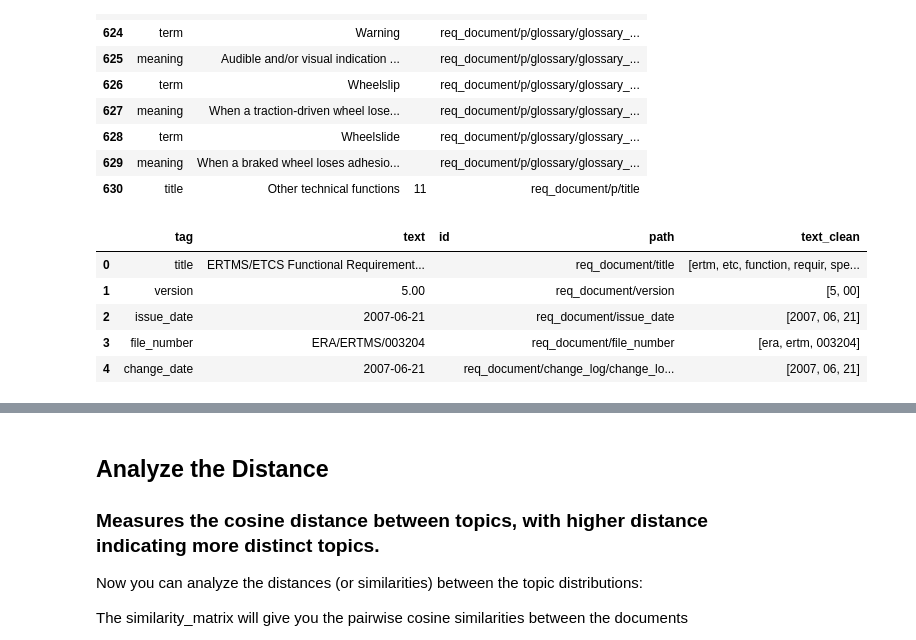
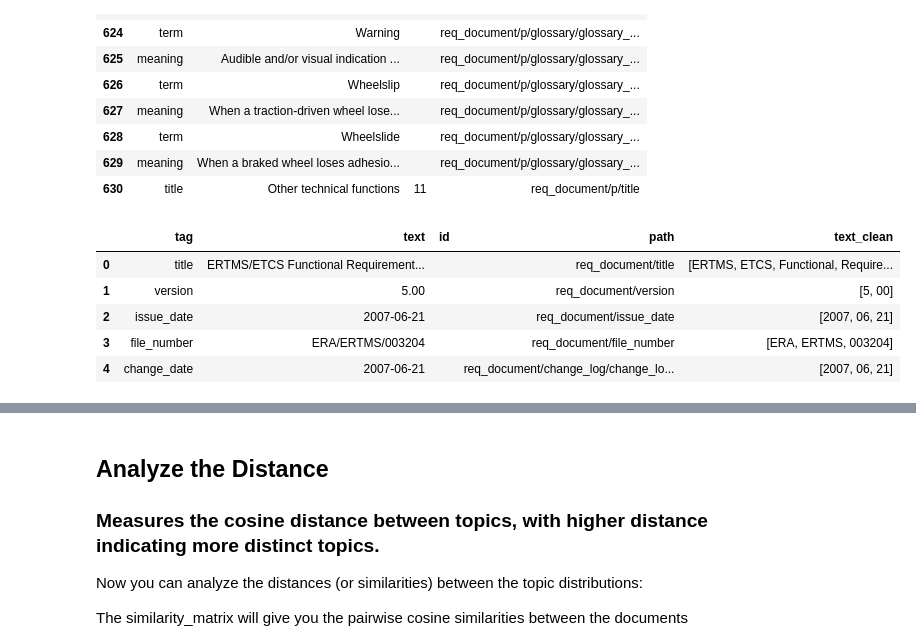
Before and after one commit to lfpneto/NLP2RE_Sandbox, a Jupyter notebook: src/_notebooks/topic_distance.ipynb, the cells around one changed output, grey strips where cells are left out. Cells and saved outputs as stored; diff of their text form; code cells hidden in the pictures.

```diff
--- a/src/_notebooks/topic_distance.ipynb
+++ b/src/_notebooks/topic_distance.ipynb
@@ -45,16 +44,16 @@ df.tail(10)
 # %%
 # Create 'text_clean' attribute in df (list of tokens)
 from utils import clean_data
 
-df['text_clean'] = df['text'].apply(lambda x: clean_data.preprocess_data_str(x))
+df['text_clean'] = df['text'].apply(lambda x: clean_data.data_preparation(x))
 
 df.head()
 # %% [output]
 |  | tag | text | id | path | text_clean |
-| 0 | title | ERTMS/ETCS Functional Requirement... |  | req_document/title | [ertm, etc, function, requir, spe... |
+| 0 | title | ERTMS/ETCS Functional Requirement... |  | req_document/title | [ERTMS, ETCS, Functional, Require... |
 | 1 | version | 5.00 |  | req_document/version | [5, 00] |
 | 2 | issue_date | 2007-06-21 |  | req_document/issue_date | [2007, 06, 21] |
-| 3 | file_number | ERA/ERTMS/003204 |  | req_document/file_number | [era, ertm, 003204] |
+| 3 | file_number | ERA/ERTMS/003204 |  | req_document/file_number | [ERA, ERTMS, 003204] |
 | 4 | change_date | 2007-06-21 |  | req_document/change_log/change_lo... | [2007, 06, 21] |
 # %%
 # Create a corpus
```
Also changed, not shown: parts of 12 cells of this notebook, 20 other files.
